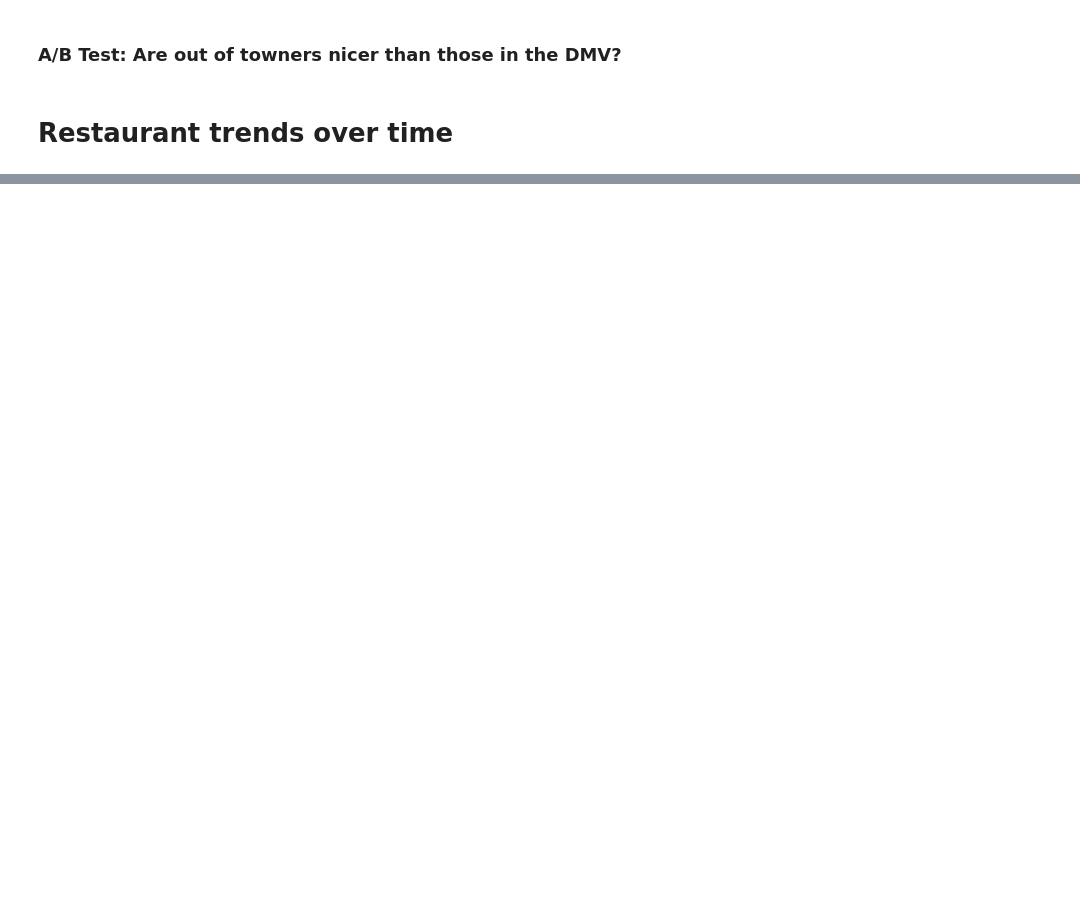
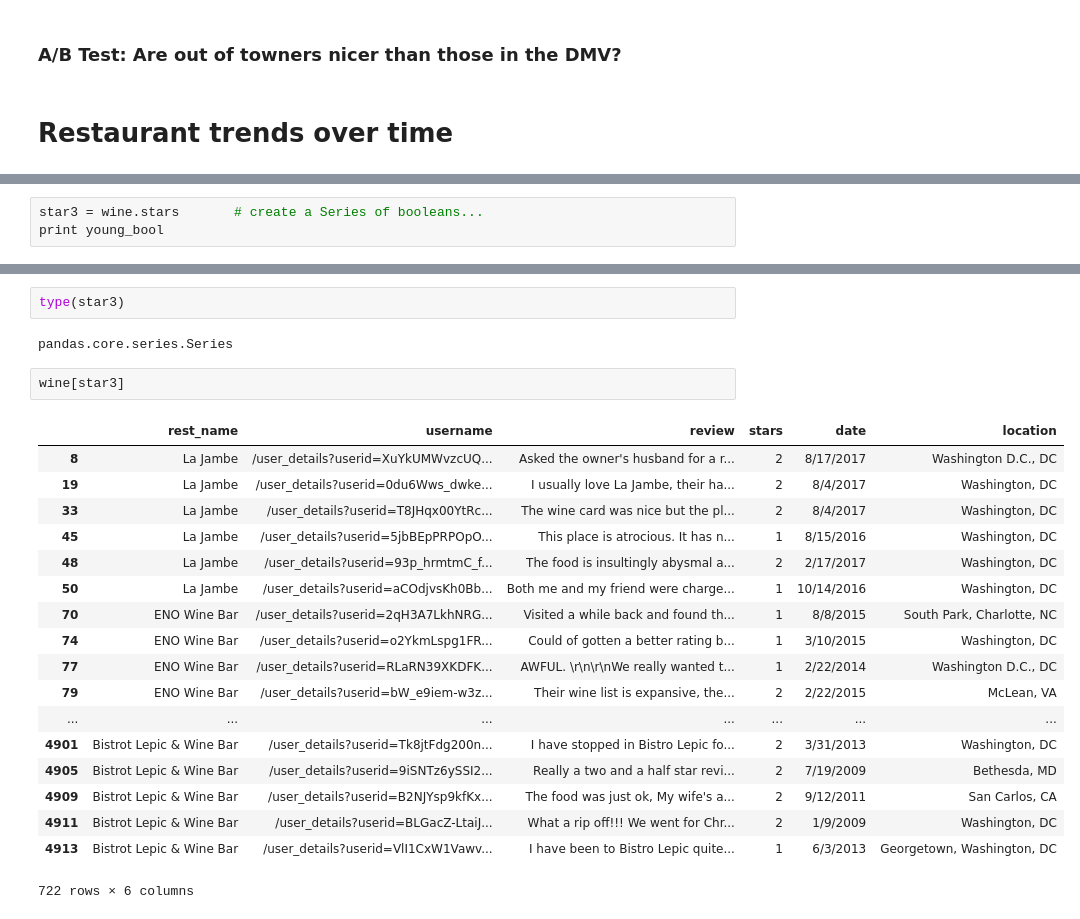
Before and after one commit to jerzeyguy384/nlpsideproject, a Jupyter notebook: yelp-dc-wine-analysis.ipynb, the cells around one changed output, grey strips where cells are left out. Cells and saved outputs as stored; diff of their text form; blank space fills up the shorter version.

```diff
--- a/yelp-dc-wine-analysis.ipynb
+++ b/yelp-dc-wine-analysis.ipynb
@@ -264,0 +396,3 @@ wine.rest_name.value_counts().plot(kind='bar')
+# %%
+star3 = wine.stars       # create a Series of booleans...
+print young_bool
@@ -264,0 +417,25 @@ wine.rest_name.value_counts().plot(kind='bar')
+# %%
+type(star3)
+# %% [output]
+pandas.core.series.Series
+# %%
+wine[star3]
+# %% [output]
+|  | rest_name | username | review | stars | date | location |
+| 8 | La Jambe | /user_details?userid=XuYkUMWvzcUQ... | Asked the owner's husband for a r... | 2 | 8/17/2017 | Washington D.C., DC |
+| 19 | La Jambe | /user_details?userid=0du6Wws_dwke... | I usually love La Jambe, their ha... | 2 | 8/4/2017 | Washington, DC |
+| 33 | La Jambe | /user_details?userid=T8JHqx00YtRc... | The wine card was nice but the pl... | 2 | 8/4/2017 | Washington, DC |
+| 45 | La Jambe | /user_details?userid=5jbBEpPRPOpO... | This place is atrocious. It has n... | 1 | 8/15/2016 | Washington, DC |
+| 48 | La Jambe | /user_details?userid=93p_hrmtmC_f... | The food is insultingly abysmal a... | 2 | 2/17/2017 | Washington, DC |
+| 50 | La Jambe | /user_details?userid=aCOdjvsKh0Bb... | Both me and my friend were charge... | 1 | 10/14/2016 | Washington, DC |
+| 70 | ENO Wine Bar | /user_details?userid=2qH3A7LkhNRG... | Visited a while back and found th... | 1 | 8/8/2015 | South Park, Charlotte, NC |
+| 74 | ENO Wine Bar | /user_details?userid=o2YkmLspg1FR... | Could of gotten a better rating b... | 1 | 3/10/2015 | Washington, DC |
+| 77 | ENO Wine Bar | /user_details?userid=RLaRN39XKDFK... | AWFUL. \r\n\r\nWe really wanted t... | 1 | 2/22/2014 | Washington D.C., DC |
+| 79 | ENO Wine Bar | /user_details?userid=bW_e9iem-w3z... | Their wine list is expansive, the... | 2 | 2/22/2015 | McLean, VA |
+| ... | ... | ... | ... | ... | ... | ... |
+| 4901 | Bistrot Lepic & Wine Bar | /user_details?userid=Tk8jtFdg200n... | I have stopped in Bistro Lepic fo... | 2 | 3/31/2013 | Washington, DC |
+| 4905 | Bistrot Lepic & Wine Bar | /user_details?userid=9iSNTz6ySSI2... | Really a two and a half star revi... | 2 | 7/19/2009 | Bethesda, MD |
+| 4909 | Bistrot Lepic & Wine Bar | /user_details?userid=B2NJYsp9kfKx... | The food was just ok, My wife's a... | 2 | 9/12/2011 | San Carlos, CA |
+| 4911 | Bistrot Lepic & Wine Bar | /user_details?userid=BLGacZ-LtaiJ... | What a rip off!!! We went for Chr... | 2 | 1/9/2009 | Washington, DC |
+| 4913 | Bistrot Lepic & Wine Bar | /user_details?userid=VlI1CxW1Vawv... | I have been to Bistro Lepic quite... | 1 | 6/3/2013 | Georgetown, Washington, DC |
+722 rows × 6 columns
```
Also changed, not shown: parts of 25 cells of this notebook.
